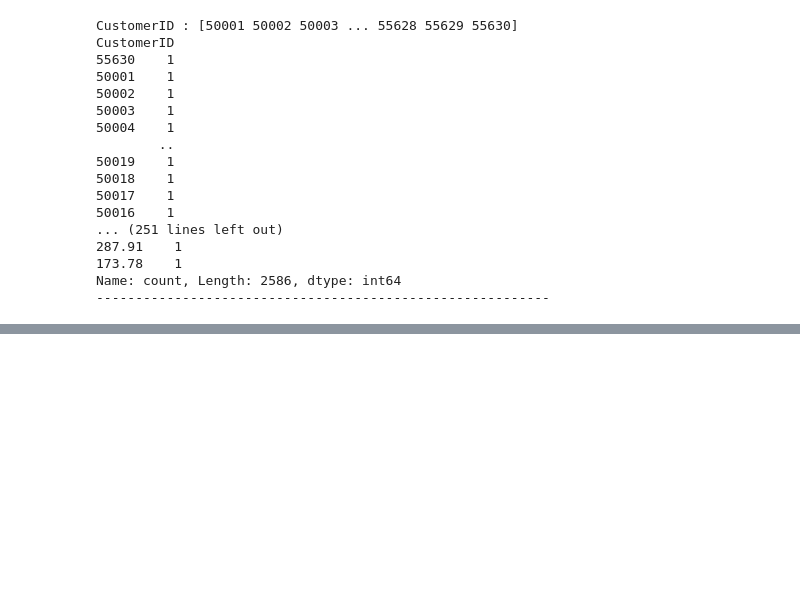
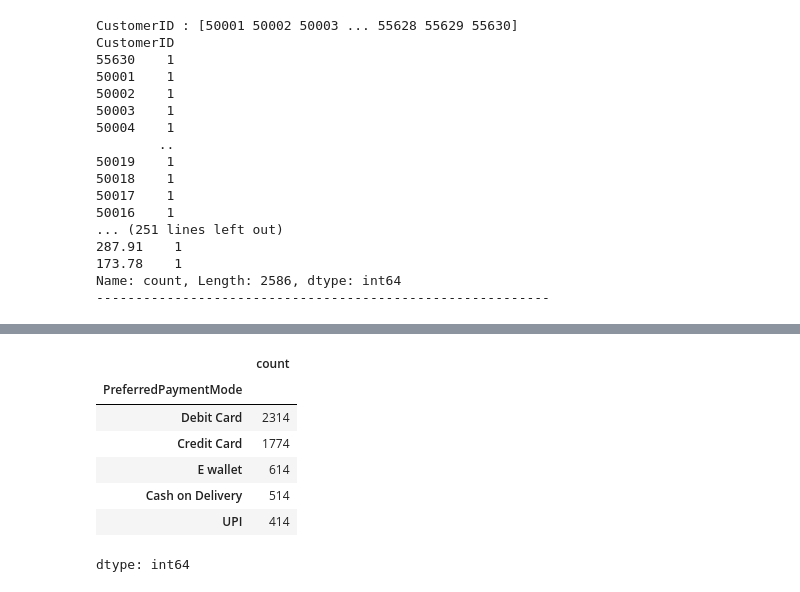
Before and after one commit to shivamtyagi577/E-commerce-Customer-End-to-End-Churn, a Jupyter notebook: E_Commerce_Customer_Churn_End_to_End_ML_Project.ipynb, the cells around one changed output, grey strips where cells are left out. Cells and saved outputs as stored; diff of their text form; code cells hidden in the pictures; blank space fills up the shorter version.

```diff
--- a/E_Commerce_Customer_Churn_End_to_End_ML_Project.ipynb
+++ b/E_Commerce_Customer_Churn_End_to_End_ML_Project.ipynb
@@ -229,0 +254,11 @@ Name: count, Length: 2586, dtype: int64
+# %%
+df['PreferredPaymentMode'].value_counts()
+# %% [output]
+|  | count |
+| PreferredPaymentMode |  |
+| Debit Card | 2314 |
+| Credit Card | 1774 |
+| E wallet | 614 |
+| Cash on Delivery | 514 |
+| UPI | 414 |
+dtype: int64
```
Also changed, not shown: parts of 6 cells of this notebook.
